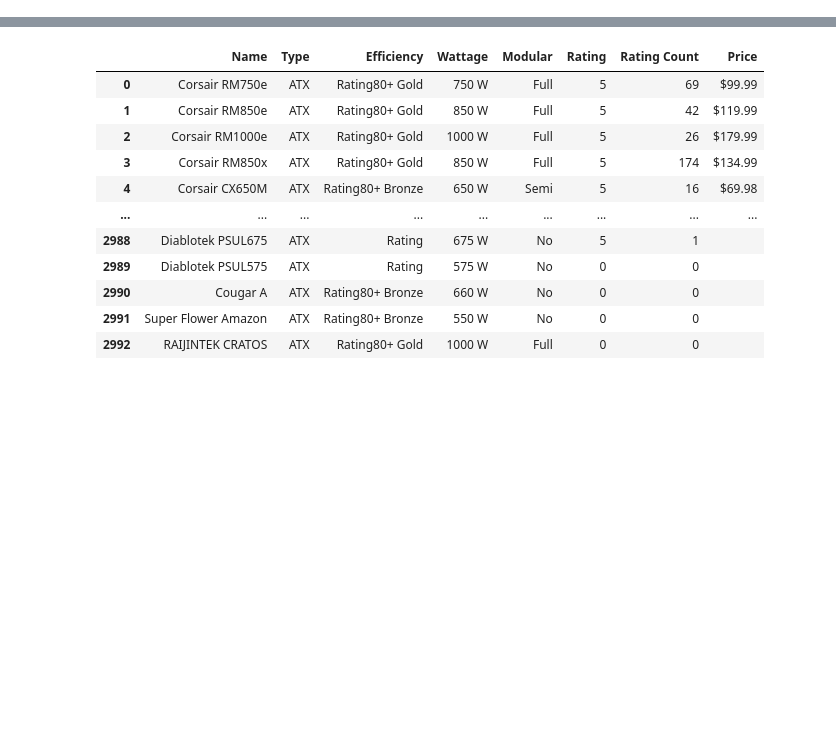
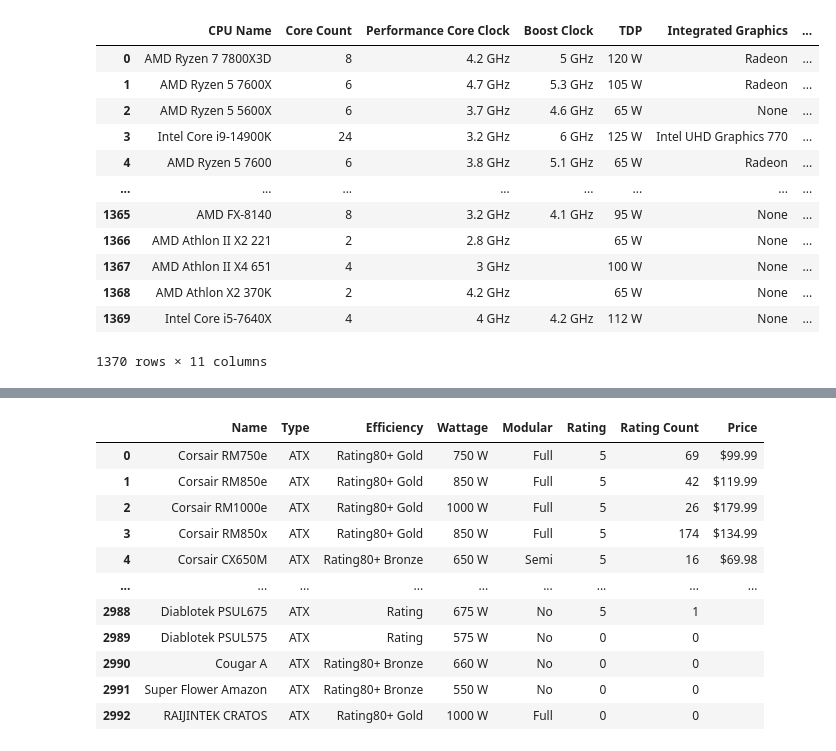
Before and after one commit to knoppds/CSCI_5502_Group_Project_01, a Jupyter notebook: Group_Project_Data_Collection.ipynb, the cells around one changed output, grey strips where cells are left out. Cells and saved outputs as stored; diff of their text form; code cells hidden in the pictures; blank space fills up the shorter version.

```diff
--- a/Group_Project_Data_Collection.ipynb
+++ b/Group_Project_Data_Collection.ipynb
@@ -97,0 +207,34 @@ CPU_df
+# %%
+import pandas as pd
+
+# Assuming you have your DataFrame setup as CPU_df and intel_processors
+
+# Function to find the generation based on the first three characters of 'CPU' column from 'intel_processors'
+def find_generation(cpu_name):
+    if 'Intel Core' not in cpu_name:
+        return None
+    for index, row in intel_processors.iterrows():
+        cpu_partial = row['CPU'][:3]
+        if cpu_partial in cpu_name:
+            return row['Generation']
+    return None
+
+# Apply the function to each CPU Name in CPU_df
+CPU_df['Generation'] = CPU_df['CPU Name'].apply(find_generation)
+
+# Display the updated DataFrame
+CPU_df
+# %% [output]
+|  | CPU Name | Core Count | Performance Core Clock | Boost Clock | TDP | Integrated Graphics | ... |
+| 0 | AMD Ryzen 7 7800X3D | 8 | 4.2 GHz | 5 GHz | 120 W | Radeon | ... |
+| 1 | AMD Ryzen 5 7600X | 6 | 4.7 GHz | 5.3 GHz | 105 W | Radeon | ... |
+| 2 | AMD Ryzen 5 5600X | 6 | 3.7 GHz | 4.6 GHz | 65 W | None | ... |
+| 3 | Intel Core i9-14900K | 24 | 3.2 GHz | 6 GHz | 125 W | Intel UHD Graphics 770 | ... |
+| 4 | AMD Ryzen 5 7600 | 6 | 3.8 GHz | 5.1 GHz | 65 W | Radeon | ... |
+| ... | ... | ... | ... | ... | ... | ... | ... |
+| 1365 | AMD FX-8140 | 8 | 3.2 GHz | 4.1 GHz | 95 W | None | ... |
+| 1366 | AMD Athlon II X2 221 | 2 | 2.8 GHz |  | 65 W | None | ... |
+| 1367 | AMD Athlon II X4 651 | 4 | 3 GHz |  | 100 W | None | ... |
+| 1368 | AMD Athlon X2 370K | 2 | 4.2 GHz |  | 65 W | None | ... |
+| 1369 | Intel Core i5-7640X | 4 | 4 GHz | 4.2 GHz | 112 W | None | ... |
+1370 rows × 11 columns
```
Also changed, not shown: parts of 3 cells of this notebook, 1 other file.
